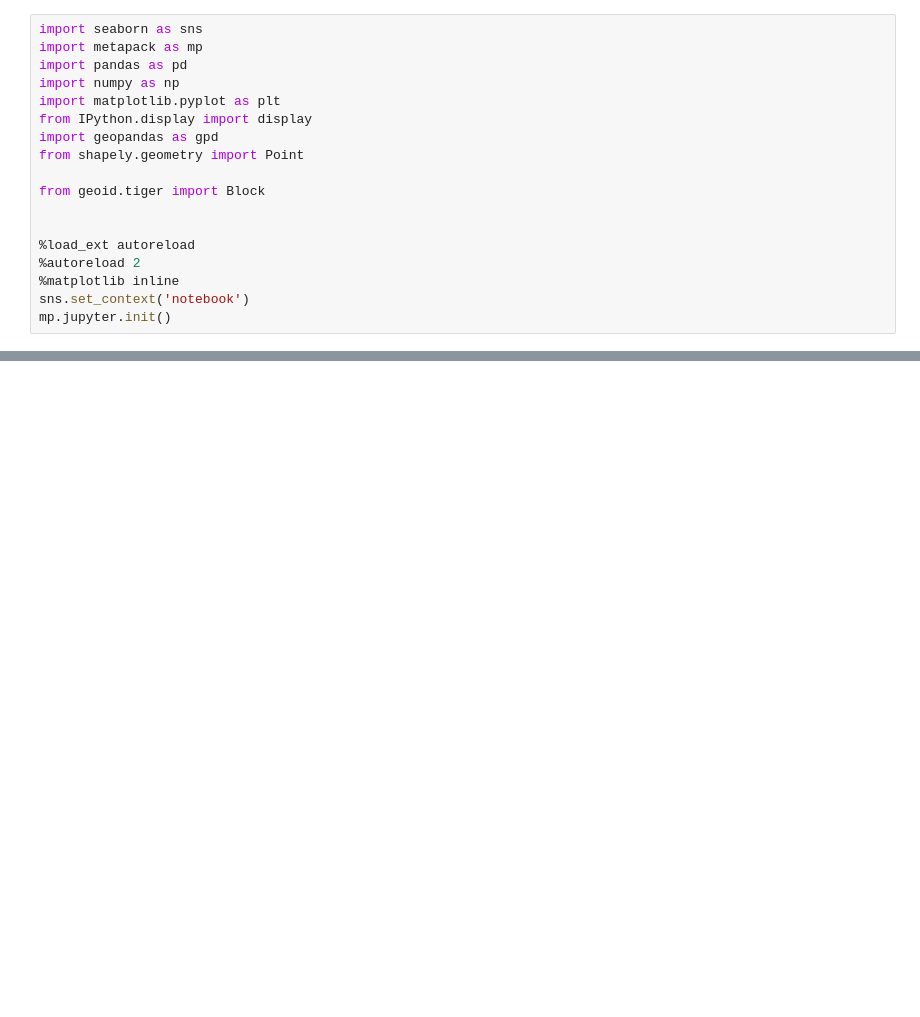
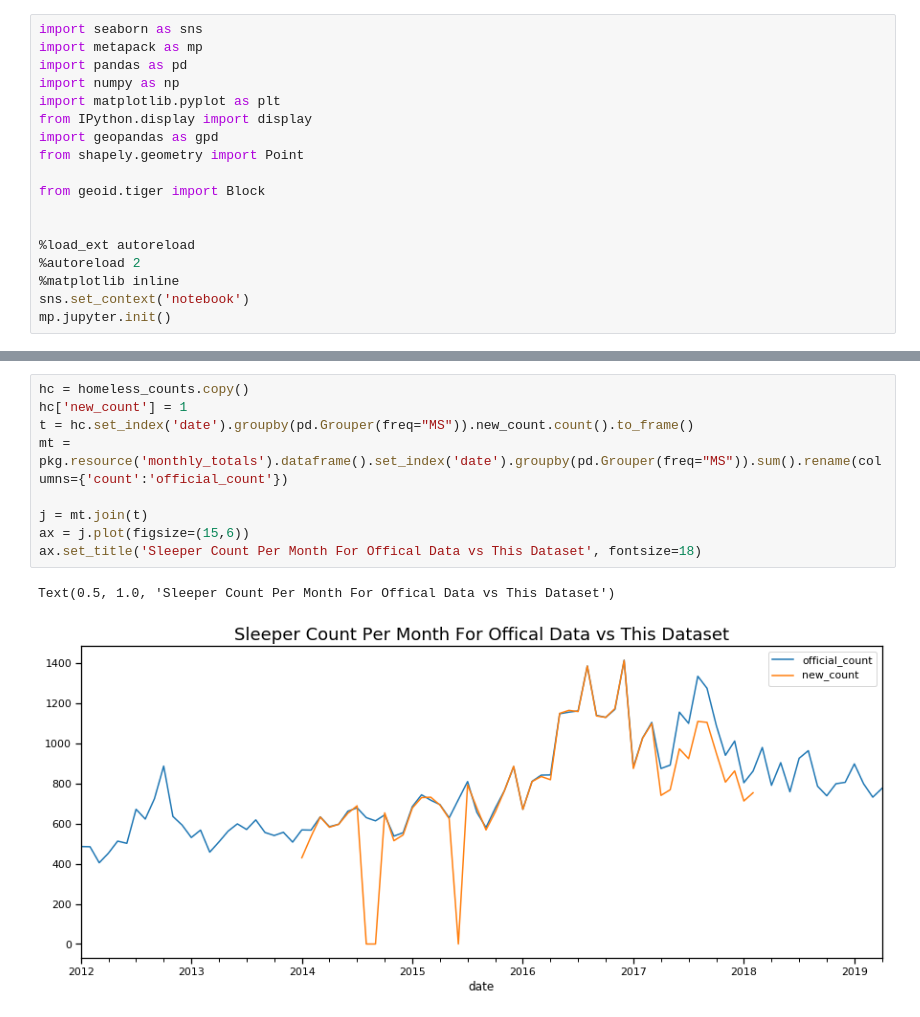
Before and after one commit to sandiegodata-projects/downtown-partnership, a Jupyter notebook: datasets/sandiegodata.org-downtown_homeless/notebooks/Counts.ipynb, the cells around one changed output, grey strips where cells are left out. Saved outputs shown, nothing was run; the diff lists cells and outputs as text; blank space fills up the shorter version.

```diff
--- a/datasets/sandiegodata.org-downtown_homeless/notebooks/Counts.ipynb
+++ b/datasets/sandiegodata.org-downtown_homeless/notebooks/Counts.ipynb
@@ -169,0 +96,12 @@ array(['east_village', 'cortez', 'marina', 'columbia', 'core', 'gaslamp'],
+# %%
+hc = homeless_counts.copy()
+hc['new_count'] = 1
+t = hc.set_index('date').groupby(pd.Grouper(freq="MS")).new_count.count().to_frame()
+mt = pkg.resource('monthly_totals').dataframe().set_index('date').groupby(pd.Grouper(freq="MS")).sum().rename(columns={'count':'official_count'})
+
+j = mt.join(t)
+ax = j.plot(figsize=(15,6))
+ax.set_title('Sleeper Count Per Month For Offical Data vs This Dataset', fontsize=18)
+# %% [output]
+Text(0.5, 1.0, 'Sleeper Count Per Month For Offical Data vs This Dataset')
+[figure, added]
```
Also changed, not shown: parts of 13 cells of this notebook, 12 other files.
